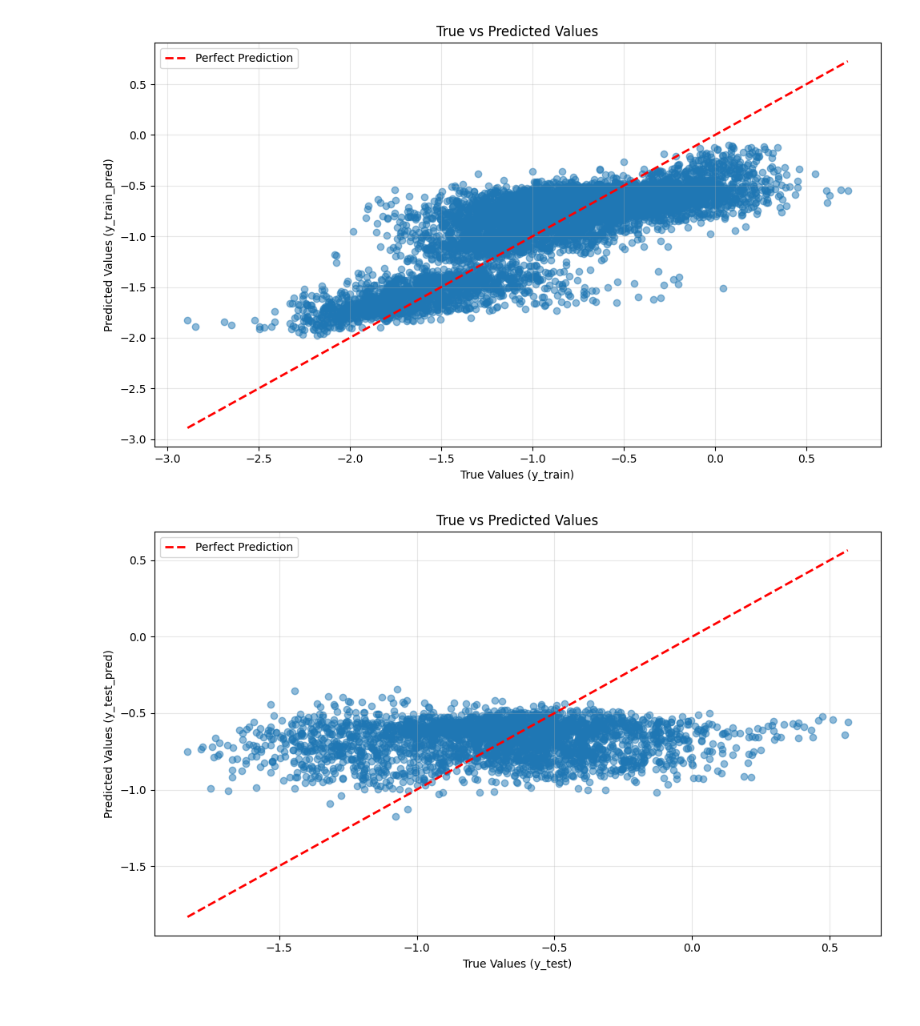
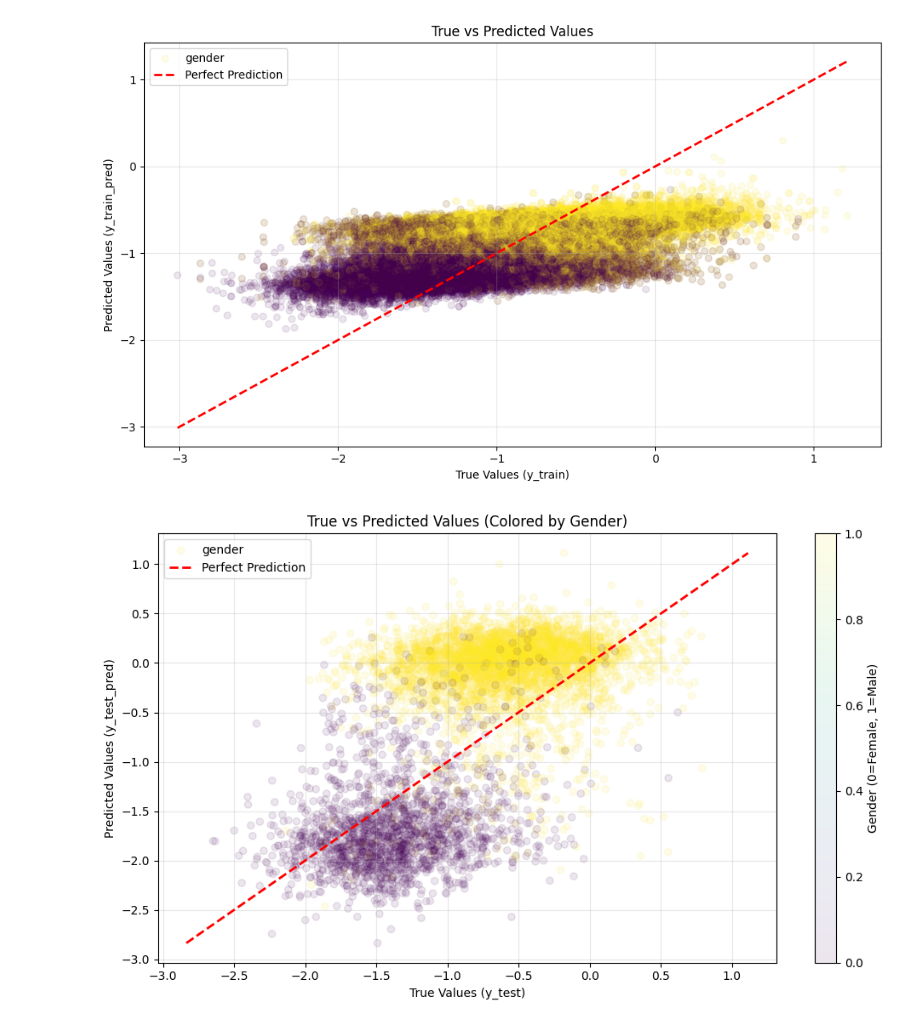
Before and after one commit to Nasenboi/face-reconstruction-from-speech, a Jupyter notebook: 99_notebooks/id_prediction_lin_ensemble_models.ipynb, the cells around one changed output. Saved outputs shown, nothing was run; the diff lists cells and outputs as text; code cells hidden in the pictures.

```diff
--- a/99_notebooks/id_prediction_lin_ensemble_models.ipynb
+++ b/99_notebooks/id_prediction_lin_ensemble_models.ipynb
@@ -69,17 +89,19 @@ len(test_df), len(train_df)
 # %%
 y_column_names = ID_COLUMN_NAMES
 y_test, y_train = test_df[y_column_names], train_df[y_column_names]
-X_test, X_train = test_df.drop(columns=y_column_names), train_df.drop(columns=y_column_names)
+X_test, X_train = test_df.drop(columns=y_column_names+info_columns), train_df.drop(columns=y_column_names+info_columns)
 # %%
 AM_COLUMN_NAME = "id_00"
 y_test, y_train = y_test[AM_COLUMN_NAME], y_train[AM_COLUMN_NAME]
 # %%
+"""
 from sklearn.preprocessing import StandardScaler
 
 X_scaler = StandardScaler()
 X_train = pd.DataFrame(X_scaler.fit_transform(X_train.values), columns=X_train.columns)
 X_test = pd.DataFrame(X_scaler.transform(X_test.values), columns=X_test.columns)
 
-#y_scaler = StandardScaler()
-#y_train = pd.DataFrame(y_scaler.fit_transform(pd.DataFrame(y_train)), columns=[AM_COLUMN_NAME])
-#y_test = pd.DataFrame(y_scaler.transform(pd.DataFrame(y_test)), columns=[AM_COLUMN_NAME])
+y_scaler = StandardScaler()
+y_train = pd.DataFrame(y_scaler.fit_transform(pd.DataFrame(y_train)), columns=[AM_COLUMN_NAME]).values
+y_test = pd.DataFrame(y_scaler.transform(pd.DataFrame(y_test)), columns=[AM_COLUMN_NAME]).values
+"""
@@ -132,17 +144,24 @@ R2 Score           : -0.3033
 from sklearn.ensemble import GradientBoostingRegressor
 from sklearn.model_selection import GridSearchCV
 
+"""
 param_grid = {
     "n_estimators": [100, 500, 1000],
     "max_depth": [3, 5, 7],
     "learning_rate": [0.1, 0.01, 0.001]
+}
+"""
+param_grid = {
+    "n_estimators": [2000],
+    "max_depth": [5],
+    "learning_rate": [0.01]
 }
 
 models = GridSearchCV(
     estimator=GradientBoostingRegressor(random_state=RANDOM_STATE),
     param_grid=param_grid,
     n_jobs=10,
-    scoring="r2",
+    scoring="neg_mean_absolute_error",
 )
 models.fit(X_train, y_train)
 model = models.best_estimator_
@@ -167,8 +186,13 @@ shap.summary_plot(shap_values, X_test, feature_names=X_test.columns)
+# %%
+X_train["gender_m"] = (train_df["gender"] == "m") * 1
+X_test["gender_m"] = (test_df["gender"] == "m") * 1
 # %%
-y_train_pred = model.predict(X_train)
+# y_train_pred = ((model.predict(X_train.drop(columns="gender_m")) + 1 ) * 2) -1
+y_train_pred = model.predict(X_train.drop(columns="gender_m"))
 
 plt.figure(figsize=(10, 6))
-plt.scatter(y_train, y_train_pred, alpha=0.5)
+plt.scatter(y_train, y_train_pred, alpha=0.1, c=X_train["gender_m"],
+                     cmap="viridis", label="gender")
 plt.xlabel("True Values (y_train)")
 plt.ylabel("Predicted Values (y_train_pred)")
 plt.title("True vs Predicted Values")
@@ -183,24 +207,33 @@ plt.grid(True, alpha=0.3)
 plt.tight_layout()
 plt.show()
 # %% [output]
-[figure, old version]
+[figure, new version]
 # %%
-y_test_pred = model.predict(X_test)
+y_test_pred = ((model.predict(X_test.drop(columns="gender_m")) + 1) * 3 ) -1
+#y_test_pred = model.predict(X_test.drop(columns="gender_m"))
 
 plt.figure(figsize=(10, 6))
-plt.scatter(y_test, y_test_pred, alpha=0.5)
+
+# Create scatter plot colored by gender_m
+scatter = plt.scatter(y_test, y_test_pred, c=X_test["gender_m"], alpha=0.1,
+                     cmap="viridis", label="gender")
+
 plt.xlabel("True Values (y_test)")
 plt.ylabel("Predicted Values (y_test_pred)")
-plt.title("True vs Predicted Values")
+plt.title("True vs Predicted Values (Colored by Gender)")
 
 # Add a diagonal line for perfect predictions
 min_val = min(y_test.min(), y_test_pred.min())
 max_val = max(y_test.max(), y_test_pred.max())
 plt.plot([min_val, max_val], [min_val, max_val], "r--", linewidth=2, label="Perfect Prediction")
 
+# Add colorbar to show gender mapping
+cbar = plt.colorbar(scatter)
+cbar.set_label("Gender (0=Female, 1=Male)")
+
 plt.legend()
 plt.grid(True, alpha=0.3)
 plt.tight_layout()
 plt.show()
 # %% [output]
-[figure, old version]
+[figure, new version]
```
Also changed, not shown: parts of 14 cells of this notebook, 19 other files.
